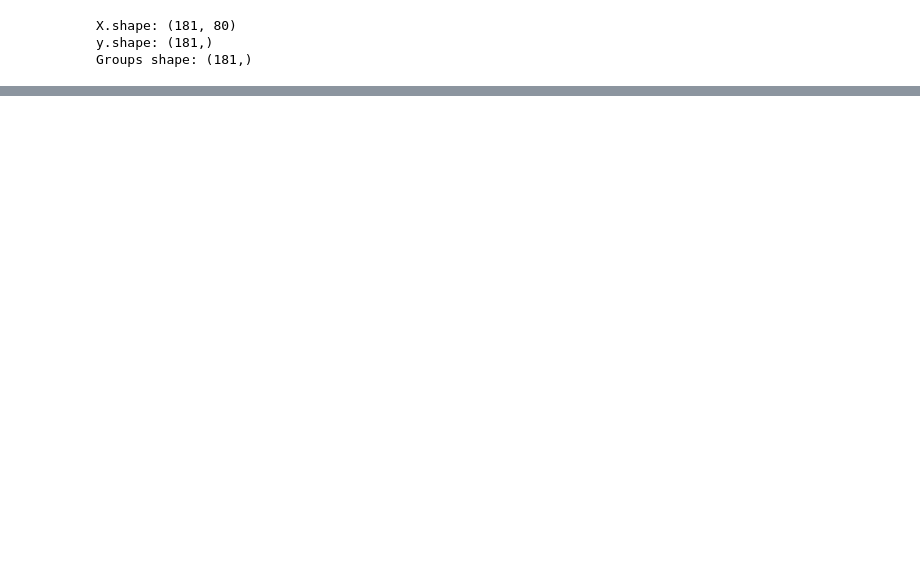
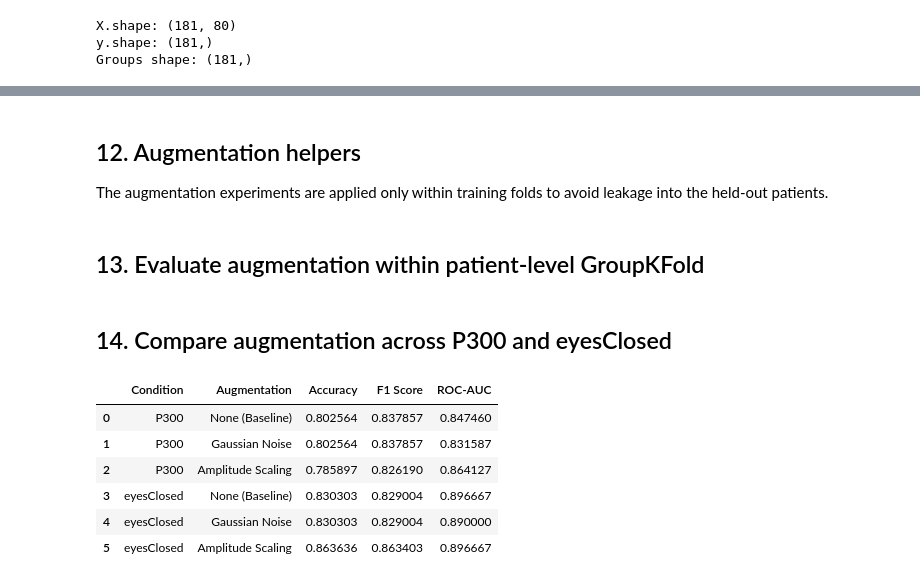
Before and after one commit to BJAngulo/MSSE-277b-final-project-, a Jupyter notebook: notebooks/01_pipeline.ipynb, the cells around one changed output, grey strips where cells are left out. Drawn from its saved outputs; the diff is of its cells as text; code cells hidden in the pictures; blank space fills up the shorter version.

```diff
--- a/notebooks/01_pipeline.ipynb
+++ b/notebooks/01_pipeline.ipynb
@@ -732,0 +364,4 @@ Simple augmentation techniques applied at the feature level did not improve clas
+# %% [markdown]
+## 12. Augmentation helpers
+
+The augmentation experiments are applied only within training folds to avoid leakage into the held-out patients.
@@ -732,0 +384,2 @@ Simple augmentation techniques applied at the feature level did not improve clas
+# %% [markdown]
+## 13. Evaluate augmentation within patient-level GroupKFold
@@ -732,0 +510,35 @@ Simple augmentation techniques applied at the feature level did not improve clas
+# %% [markdown]
+## 14. Compare augmentation across P300 and eyesClosed
+# %%
+p300_aug_results = run_augmentation_experiment_for_condition(
+    "P300",
+    metadata_df,
+    X,
+    y,
+    groups,
+    pipeline_svm
+)
+
+eyes_closed_aug_results = run_augmentation_experiment_for_condition(
+    "eyesClosed",
+    metadata_df,
+    X,
+    y,
+    groups,
+    pipeline_svm,
+)
+
+combined_aug_results = pd.concat(
+    [p300_aug_results, eyes_closed_aug_results],
+    ignore_index=True,
+)
+
+combined_aug_results
+# %% [output]
+|  | Condition | Augmentation | Accuracy | F1 Score | ROC-AUC |
+| 0 | P300 | None (Baseline) | 0.802564 | 0.837857 | 0.847460 |
+| 1 | P300 | Gaussian Noise | 0.802564 | 0.837857 | 0.831587 |
+| 2 | P300 | Amplitude Scaling | 0.785897 | 0.826190 | 0.864127 |
+| 3 | eyesClosed | None (Baseline) | 0.830303 | 0.829004 | 0.896667 |
+| 4 | eyesClosed | Gaussian Noise | 0.830303 | 0.829004 | 0.890000 |
+| 5 | eyesClosed | Amplitude Scaling | 0.863636 | 0.863403 | 0.896667 |
```
Also changed, not shown: parts of 61 cells of this notebook.
